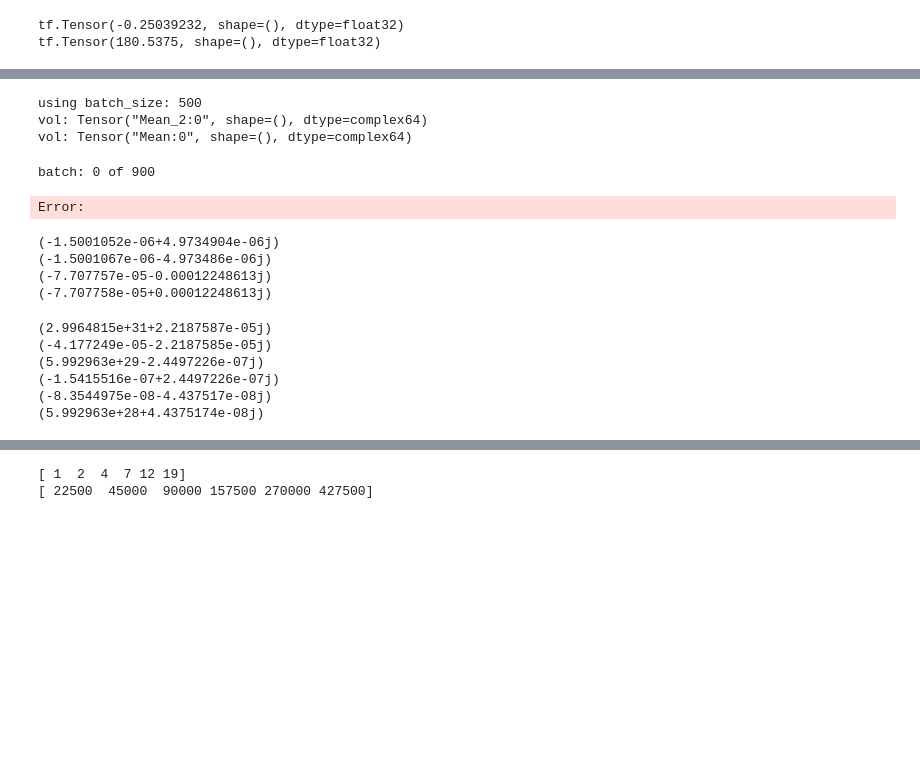
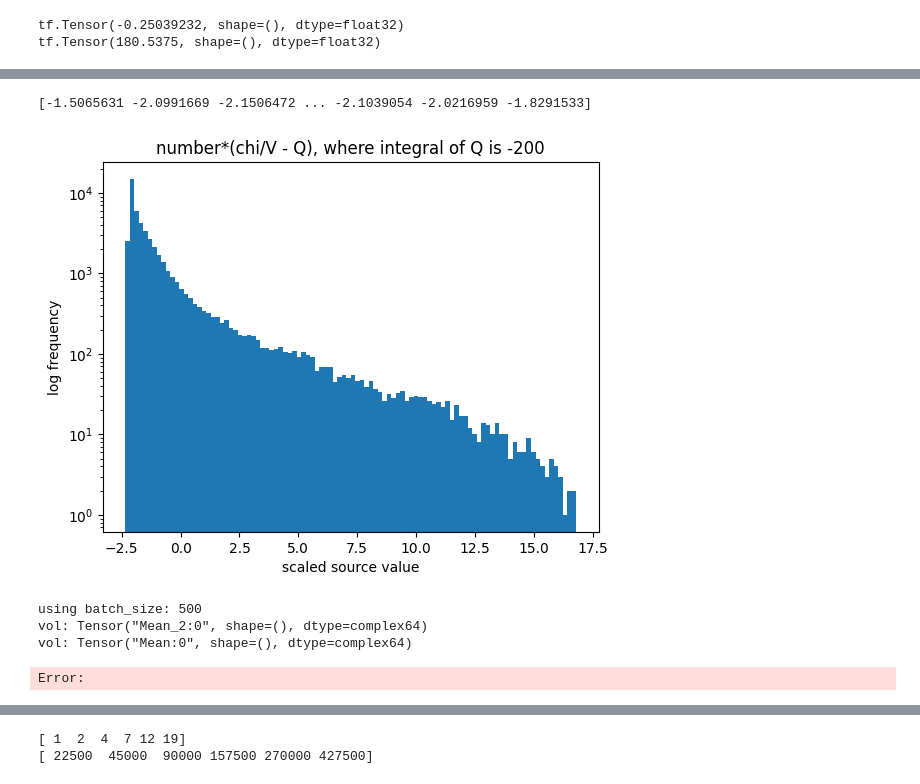
Before and after one commit to kitft/cymetricap, a Jupyter notebook: AlphaPrime/DevelopingLaplacian.ipynb, the cells around one changed output, grey strips where cells are left out. Cells and saved outputs as stored; diff of their text form; code cells hidden in the pictures; blank space fills up the shorter version.

```diff
--- a/AlphaPrime/DevelopingLaplacian.ipynb
+++ b/AlphaPrime/DevelopingLaplacian.ipynb
@@ -623,17 +636,20 @@ ambientTQ = np.array([4])
 nameofmanifold="Quintic"
 
 nPoints=500000
+nPoints=2000000
 
 free_coefficient = 1.9#float(sys.argv[1])
 free_coefficient=2.342351
 free_coefficient=2.342343234
 free_coefficient=0.00000000000001
+free_coefficient=0.00000000000002
 #free_coefficient=1.# when the coefficient is 1, ensure that it's 1., not 1 for the sake of the filename
 #nEpochsPhi=100
 nEpochsPhi=10
 
 depthPhi=4
 widthPhi=64#128 4 in the 1.0s
+widthPhi=196#128 4 in the 1.0s
 
 
 train_phi=False
@@ -1048,3 +1080,18 @@ done, timing: 3.4718879063924155
+# %%
+data = np.load('dataAlphaP/'+nameofmanifold+ "Alpha_pg_with_" + str(free_coefficient) + '/dataset.npz')
+data['sources_val']
+zeta_of_3=1.2020569031595942853997381
+data_scaled =1/4 *zeta_of_3*data['sources_val']*(1/np.pi**3)
+print(data_scaled)
+# %% [output]
+[-1.5065631 -2.0991669 -2.1506472 ... -2.1039054 -2.0216959 -1.8291533]
 # %%
-# try_batches=[100,200,300,400,500,500]
+plt.hist(data_scaled,bins=100,log=True)
+#add itle and axes
+plt.title("number*(chi/V - Q), where integral of Q is -200")
+plt.xlabel("scaled source value")
+plt.ylabel("log frequency")
+plt.show()
+# %% [output]
+[figure, added]
 # %%
@@ -1153,7 +1203,7 @@ SAVED_matrix_normalising_requires_mean = np.array(results_norm_saved)
 print(f"Processed {len(dataset)} points. Shape of saved final result: {SAVED_matrix_normalising_requires_mean.shape}")
 #save all the various matrices
 dirnameAlpha= 'dataAlphaP/'+nameofmanifold+ "Alpha_pg_with_" + str(free_coefficient)
-np.savez_compressed(os.path.join(dirnameAlpha, 'laplacian_matrices'+str(time.time())),
+np.savez_compressed(os.path.join(dirnameAlpha, 'laplacian_matrices' + str(kphi) + 'k'+str(time.time())),
                         matrix_laplacian_requires_mean=matrix_laplacian_requires_mean,
                         matrix_DELTAlaplacian_requires_mean=matrix_DELTAlaplacian_requires_mean,
                         SAVED_matrix_laplacian_requires_mean=SAVED_matrix_laplacian_requires_mean,
@@ -1164,31 +1214,4 @@ np.savez_compressed(os.path.join(dirnameAlpha, 'laplacian_matrices'+str(time.tim
                         saved_point_numbers=saved_point_numbers
                         )
 # %% [output]
-batch: 0 of 900
+Error:
-Error:
-# %%
-np.round(matrix_laplacian_requires_mean[0:4,0:4]*1000,3)
-print(matrix_laplacian_requires_mean[0,752])
-print(matrix_laplacian_requires_mean[752,0])
-print(SAVED_matrix_laplacian_requires_mean[0][0,752])
-print(SAVED_matrix_laplacian_requires_mean[0][752,0])
-# %% [output]
-(-1.5001052e-06+4.9734904e-06j)
-(-1.5001067e-06-4.973486e-06j)
-(-7.707757e-05-0.00012248613j)
-(-7.707758e-05+0.00012248613j)
-# %%
-np.round(matrix_laplacian_requires_mean[0:4,0:4]*1000,3)
-print(matrix_laplacian_requires_mean[0,752])
-print(matrix_laplacian_requires_mean[752,0])
-print(SAVED_matrix_laplacian_requires_mean[0][0,752])
-print(SAVED_matrix_laplacian_requires_mean[0][752,0])
-print(SAVED_matrix_laplacian_requires_mean[1][752,0])
-print(SAVED_matrix_laplacian_requires_mean[1][0,752])
-# %% [output]
-(2.9964815e+31+2.2187587e-05j)
-(-4.177249e-05-2.2187585e-05j)
-(5.992963e+29-2.4497226e-07j)
-(-1.5415516e-07+2.4497226e-07j)
-(-8.3544975e-08-4.437517e-08j)
-(5.992963e+28+4.4375174e-08j)
```
Also changed, not shown: parts of 40 cells of this notebook, 7 other files.
